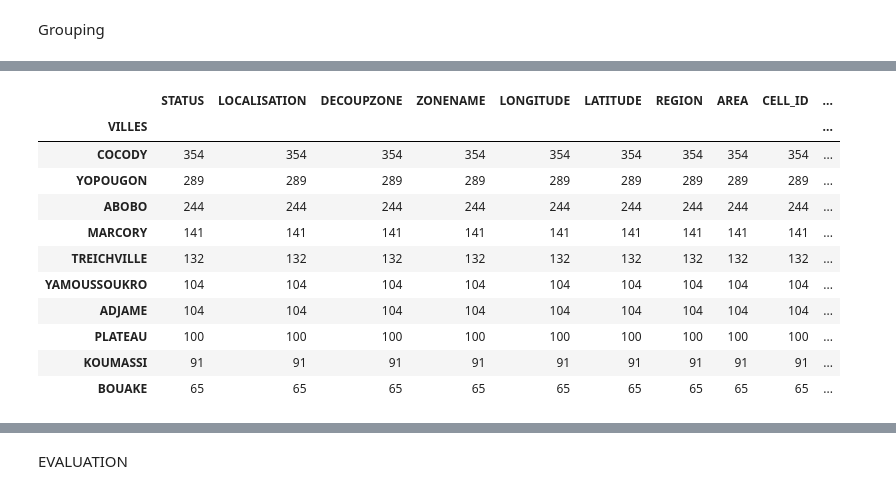
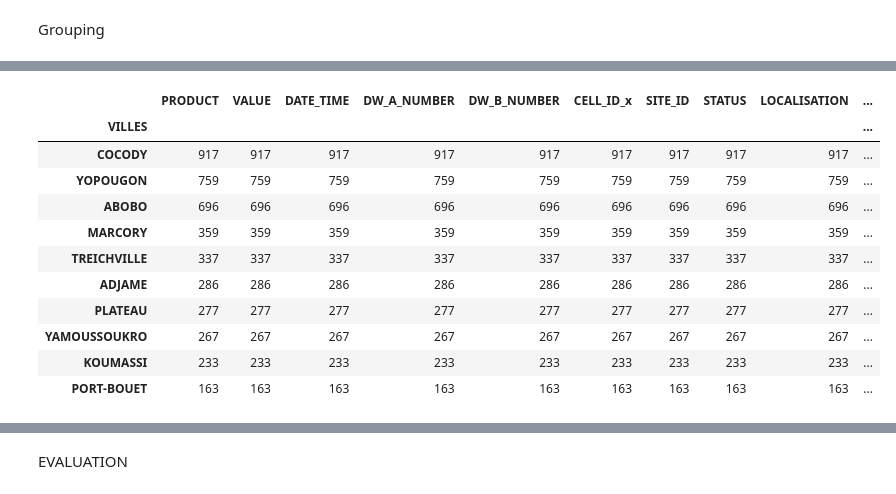
Before and after one commit to MaureenGatu/AUTOLIB-CAR-SHARE-DATAANALYSIS, a Jupyter notebook: IP WEEK 3/MTN-Telecomunicationanalysis.ipynb, the cells around one changed output, grey strips where cells are left out. Drawn from its saved outputs; the diff is of its cells as text; code cells hidden in the pictures.

```diff
--- a/IP WEEK 3/MTN-Telecomunicationanalysis.ipynb
+++ b/IP WEEK 3/MTN-Telecomunicationanalysis.ipynb
@@ -249,10 +286,10 @@ the telcom dataset has 15,003 rows and 9 columns
 the site_id column has 2,108 missing vavues
 # %%
 #drop non required colomns
-dftel = dftel.drop(columns=['CELL_ON_SITE'])
-dftel = dftel.drop(columns=['COUNTRY_A'])
-dftel = dftel.drop(columns=['COUNTRY_B'])
-cellgeo = cellgeo.drop(columns = ['Unnamed: 0'])
+alldata = alldata.drop(columns=['CELL_ON_SITE'])
+alldata = alldata.drop(columns=['COUNTRY_A'])
+alldata = alldata.drop(columns=['COUNTRY_B'])
+alldata = alldata.drop(columns = ['Unnamed: 0'])
 # %% [markdown]
 DATA CLEANING
 # %% [markdown]
@@ -261,6 +298,8 @@ dropping entriels with null values
 dftel.dropna(inplace = True)
 # %%
 cellgeo.dropna(inplace = True)
+# %%
+alldata.dropna(inplace = True)
 # %%
 #set the date/time format to ensure all date/time entries are in the right format
 dftel['DATE_TIME'] = pd.to_datetime(dftel['DATE_TIME'])
@@ -274,0 +314,4 @@ dftel.head(5)
+# %%
+#set the date/time format to ensure all date/time entries are in the right format
+alldata['DATE_TIME'] = pd.to_datetime(alldata['DATE_TIME'])
+alldata.head(3)
@@ -310,6 +358,6 @@ DATA ANALYSIS
 Grouping
 # %%
 #Groupint the cell geography table by city
-villes = cellgeo.groupby('VILLES')
+villes = alldata.groupby('VILLES')
 villes.first()
 # %% [output]
@@ -332,19 +380,19 @@ villes.first()
 villescount = villes.count()
 # %%
 # sort the grouping count in descending to see cities that had the most cell ussage in the 3 days.
-dv = villescount.sort_values('CELL_ID', ascending = False)
+dv = villescount.sort_values('CELL_ID_y', ascending = False)
 #use head() to get the top 10 cities
 dv.head(10)
 # %% [output]
-|  | STATUS | LOCALISATION | DECOUPZONE | ZONENAME | LONGITUDE | LATITUDE | REGION | AREA | CELL_ID | ... |
+|  | PRODUCT | VALUE | DATE_TIME | DW_A_NUMBER | DW_B_NUMBER | CELL_ID_x | SITE_ID | STATUS | LOCALISATION | ... |
 | VILLES |  |  |  |  |  |  |  |  |  | ... |
-| COCODY | 354 | 354 | 354 | 354 | 354 | 354 | 354 | 354 | 354 | ... |
-| YOPOUGON | 289 | 289 | 289 | 289 | 289 | 289 | 289 | 289 | 289 | ... |
-| ABOBO | 244 | 244 | 244 | 244 | 244 | 244 | 244 | 244 | 244 | ... |
-| MARCORY | 141 | 141 | 141 | 141 | 141 | 141 | 141 | 141 | 141 | ... |
-| TREICHVILLE | 132 | 132 | 132 | 132 | 132 | 132 | 132 | 132 | 132 | ... |
-| YAMOUSSOUKRO | 104 | 104 | 104 | 104 | 104 | 104 | 104 | 104 | 104 | ... |
-| ADJAME | 104 | 104 | 104 | 104 | 104 | 104 | 104 | 104 | 104 | ... |
-| PLATEAU | 100 | 100 | 100 | 100 | 100 | 100 | 100 | 100 | 100 | ... |
-| KOUMASSI | 91 | 91 | 91 | 91 | 91 | 91 | 91 | 91 | 91 | ... |
-| BOUAKE | 65 | 65 | 65 | 65 | 65 | 65 | 65 | 65 | 65 | ... |
+| COCODY | 917 | 917 | 917 | 917 | 917 | 917 | 917 | 917 | 917 | ... |
+| YOPOUGON | 759 | 759 | 759 | 759 | 759 | 759 | 759 | 759 | 759 | ... |
+| ABOBO | 696 | 696 | 696 | 696 | 696 | 696 | 696 | 696 | 696 | ... |
+| MARCORY | 359 | 359 | 359 | 359 | 359 | 359 | 359 | 359 | 359 | ... |
+| TREICHVILLE | 337 | 337 | 337 | 337 | 337 | 337 | 337 | 337 | 337 | ... |
+| ADJAME | 286 | 286 | 286 | 286 | 286 | 286 | 286 | 286 | 286 | ... |
+| PLATEAU | 277 | 277 | 277 | 277 | 277 | 277 | 277 | 277 | 277 | ... |
+| YAMOUSSOUKRO | 267 | 267 | 267 | 267 | 267 | 267 | 267 | 267 | 267 | ... |
+| KOUMASSI | 233 | 233 | 233 | 233 | 233 | 233 | 233 | 233 | 233 | ... |
+| PORT-BOUET | 163 | 163 | 163 | 163 | 163 | 163 | 163 | 163 | 163 | ... |
```
Also changed, not shown: parts of 26 cells of this notebook.
